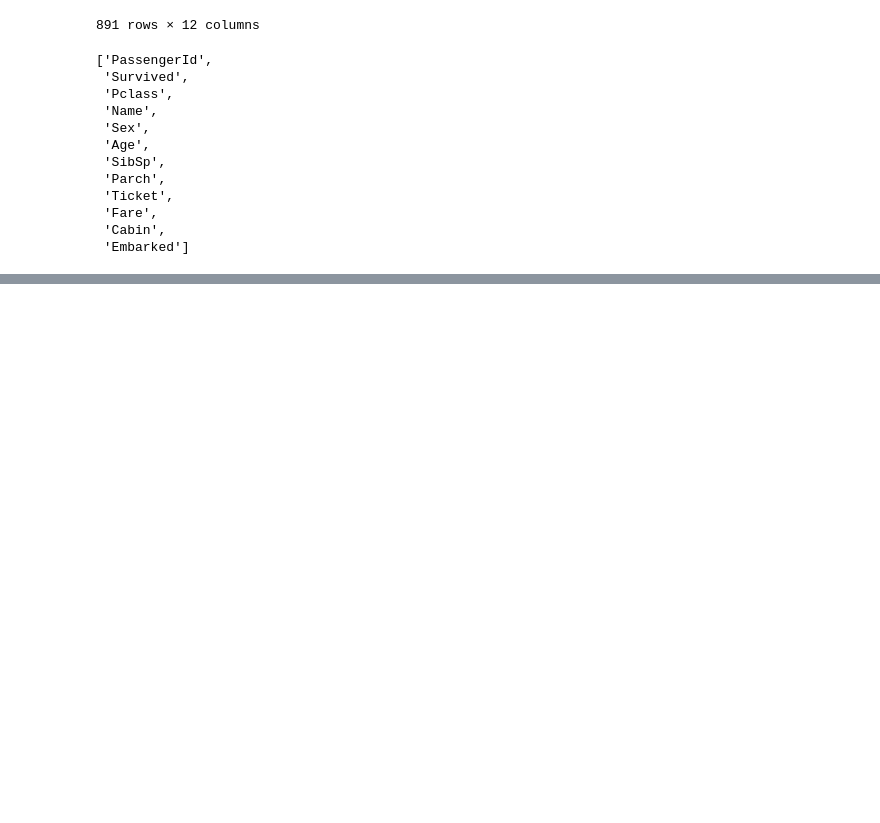
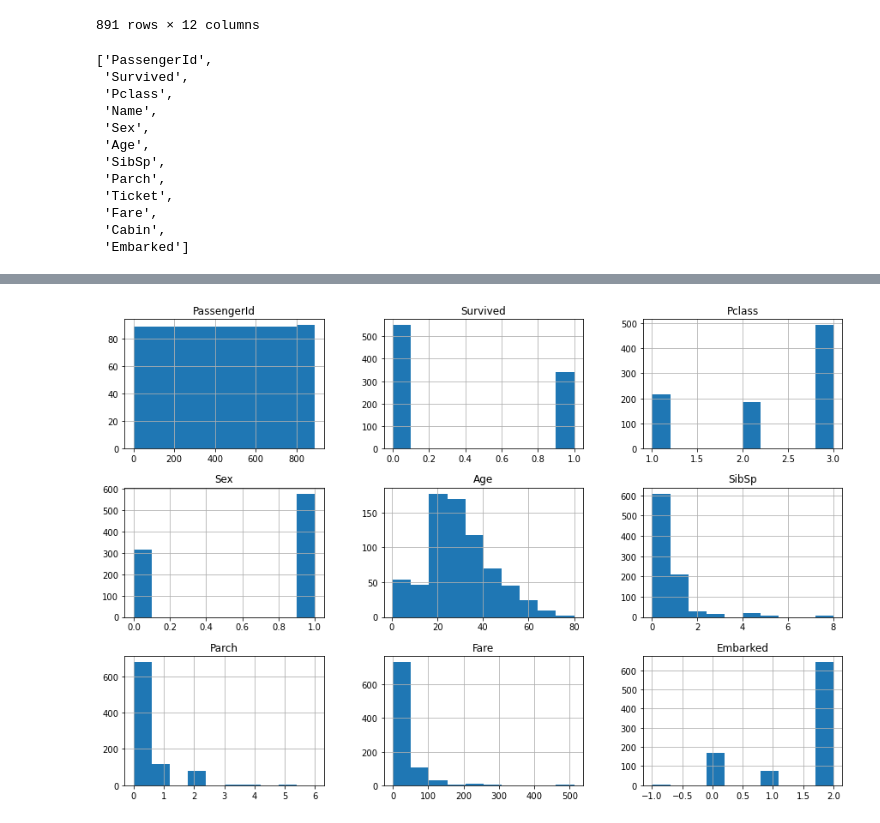
Before and after one commit to damsarar/Kaggle-Titanic-ML-Model, a Jupyter notebook: titanic.ipynb, the cells around one changed output, grey strips where cells are left out. Drawn from its saved outputs; the diff is of its cells as text; code cells hidden in the pictures; blank space fills up the shorter version.

```diff
--- a/titanic.ipynb
+++ b/titanic.ipynb
@@ -104,0 +123,5 @@ correlations
+# %%
+titanic_train_data.hist(figsize=(15,10))
+plt.show()
+# %% [output]
+[figure, added]
```
Also changed, not shown: parts of 3 cells of this notebook.
